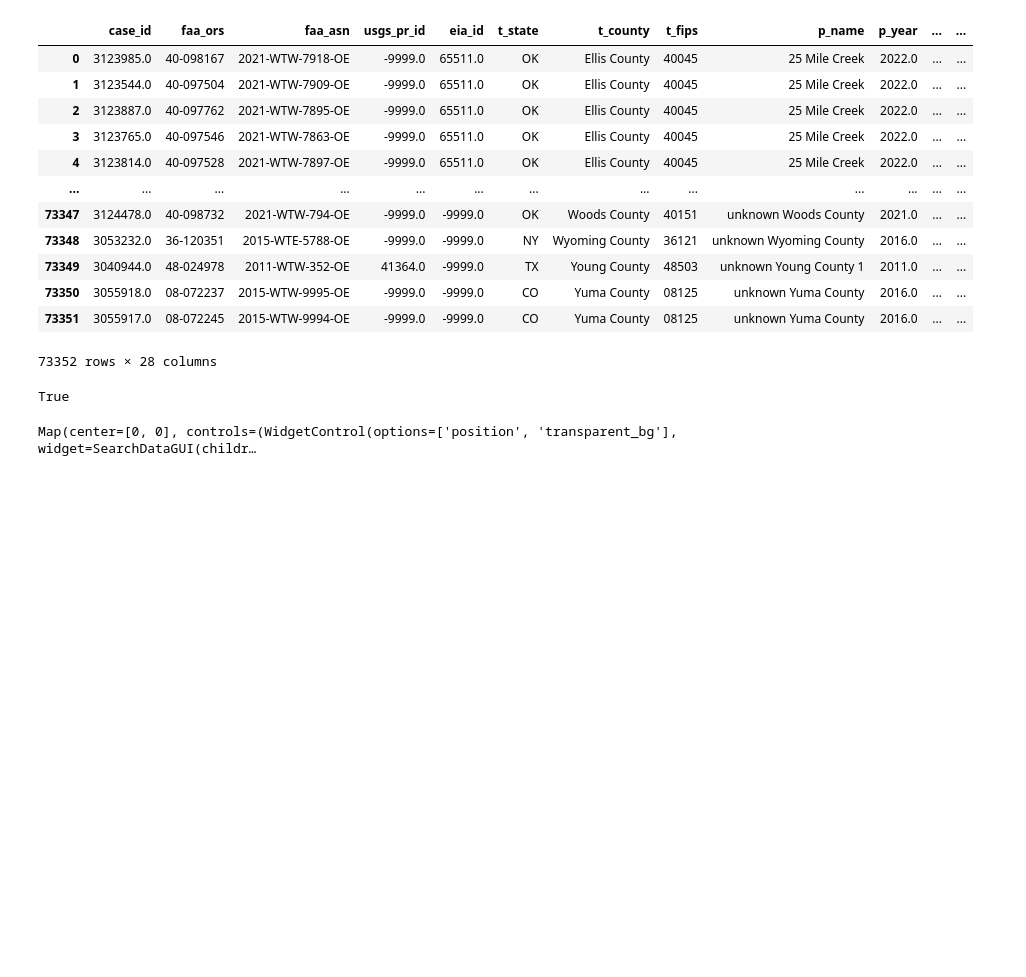
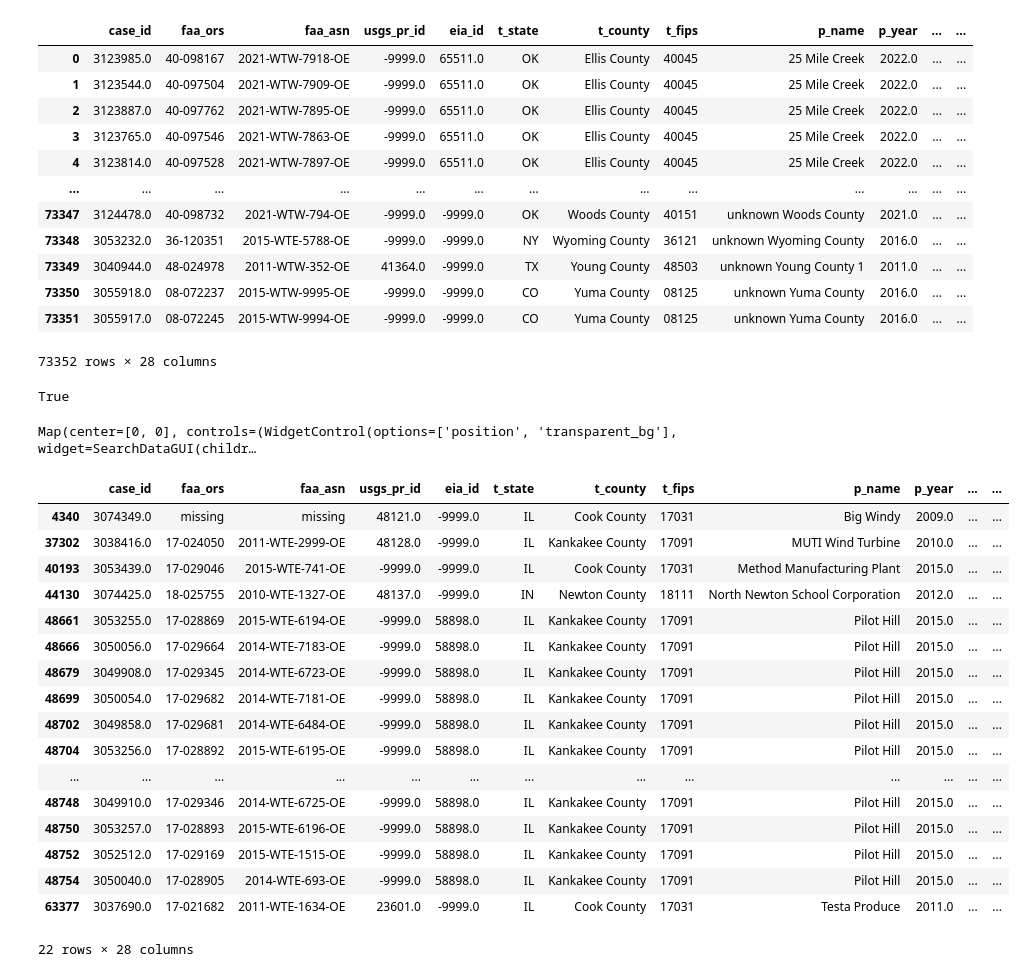
Before and after one commit to Qianru69/Wind-Prediction, a Jupyter notebook: Wind-Prediction.ipynb, the cells around one changed output. Cells and saved outputs as stored; diff of their text form; code cells hidden in the pictures; blank space fills up the shorter version.

```diff
--- a/Wind-Prediction.ipynb
+++ b/Wind-Prediction.ipynb
@@ -42,3 +42,28 @@ Map.addLayer(feature_collection)
 Map
 # %% [output]
 Map(center=[0, 0], controls=(WidgetControl(options=['position', 'transparent_bg'], widget=SearchDataGUI(childr…
+# %%
+long = gdf[gdf.xlong <= -87]
+long = long[long.xlong >= -88]
+lat =  long[long.ylat <= 42]
+lat = lat[lat.ylat >= 41]
+lat
+# %% [output]
+|  | case_id | faa_ors | faa_asn | usgs_pr_id | eia_id | t_state | t_county | t_fips | p_name | p_year | ... | ... |
+| 4340 | 3074349.0 | missing | missing | 48121.0 | -9999.0 | IL | Cook County | 17031 | Big Windy | 2009.0 | ... | ... |
+| 37302 | 3038416.0 | 17-024050 | 2011-WTE-2999-OE | 48128.0 | -9999.0 | IL | Kankakee County | 17091 | MUTI Wind Turbine | 2010.0 | ... | ... |
+| 40193 | 3053439.0 | 17-029046 | 2015-WTE-741-OE | -9999.0 | -9999.0 | IL | Cook County | 17031 | Method Manufacturing Plant | 2015.0 | ... | ... |
+| 44130 | 3074425.0 | 18-025755 | 2010-WTE-1327-OE | 48137.0 | -9999.0 | IN | Newton County | 18111 | North Newton School Corporation | 2012.0 | ... | ... |
+| 48661 | 3053255.0 | 17-028869 | 2015-WTE-6194-OE | -9999.0 | 58898.0 | IL | Kankakee County | 17091 | Pilot Hill | 2015.0 | ... | ... |
+| 48666 | 3050056.0 | 17-029664 | 2014-WTE-7183-OE | -9999.0 | 58898.0 | IL | Kankakee County | 17091 | Pilot Hill | 2015.0 | ... | ... |
+| 48679 | 3049908.0 | 17-029345 | 2014-WTE-6723-OE | -9999.0 | 58898.0 | IL | Kankakee County | 17091 | Pilot Hill | 2015.0 | ... | ... |
+| 48699 | 3050054.0 | 17-029682 | 2014-WTE-7181-OE | -9999.0 | 58898.0 | IL | Kankakee County | 17091 | Pilot Hill | 2015.0 | ... | ... |
+| 48702 | 3049858.0 | 17-029681 | 2014-WTE-6484-OE | -9999.0 | 58898.0 | IL | Kankakee County | 17091 | Pilot Hill | 2015.0 | ... | ... |
+| 48704 | 3053256.0 | 17-028892 | 2015-WTE-6195-OE | -9999.0 | 58898.0 | IL | Kankakee County | 17091 | Pilot Hill | 2015.0 | ... | ... |
+| ... | ... | ... | ... | ... | ... | ... | ... | ... | ... | ... | ... | ... |
+| 48748 | 3049910.0 | 17-029346 | 2014-WTE-6725-OE | -9999.0 | 58898.0 | IL | Kankakee County | 17091 | Pilot Hill | 2015.0 | ... | ... |
+| 48750 | 3053257.0 | 17-028893 | 2015-WTE-6196-OE | -9999.0 | 58898.0 | IL | Kankakee County | 17091 | Pilot Hill | 2015.0 | ... | ... |
+| 48752 | 3052512.0 | 17-029169 | 2015-WTE-1515-OE | -9999.0 | 58898.0 | IL | Kankakee County | 17091 | Pilot Hill | 2015.0 | ... | ... |
+| 48754 | 3050040.0 | 17-028905 | 2014-WTE-693-OE | -9999.0 | 58898.0 | IL | Kankakee County | 17091 | Pilot Hill | 2015.0 | ... | ... |
+| 63377 | 3037690.0 | 17-021682 | 2011-WTE-1634-OE | 23601.0 | -9999.0 | IL | Cook County | 17031 | Testa Produce | 2011.0 | ... | ... |
+22 rows × 28 columns
```
Also changed, not shown: parts of 12 cells of this notebook.
